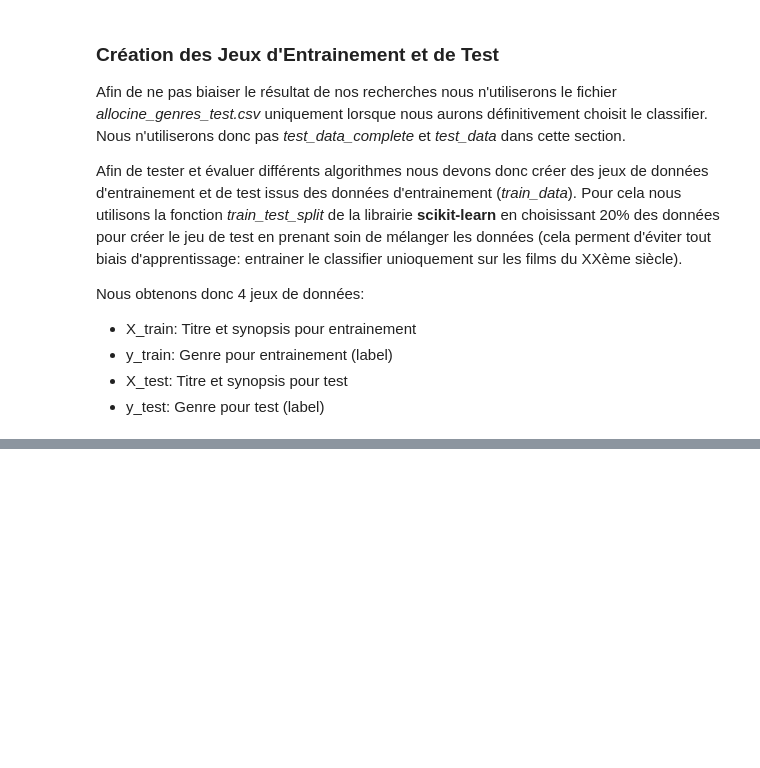
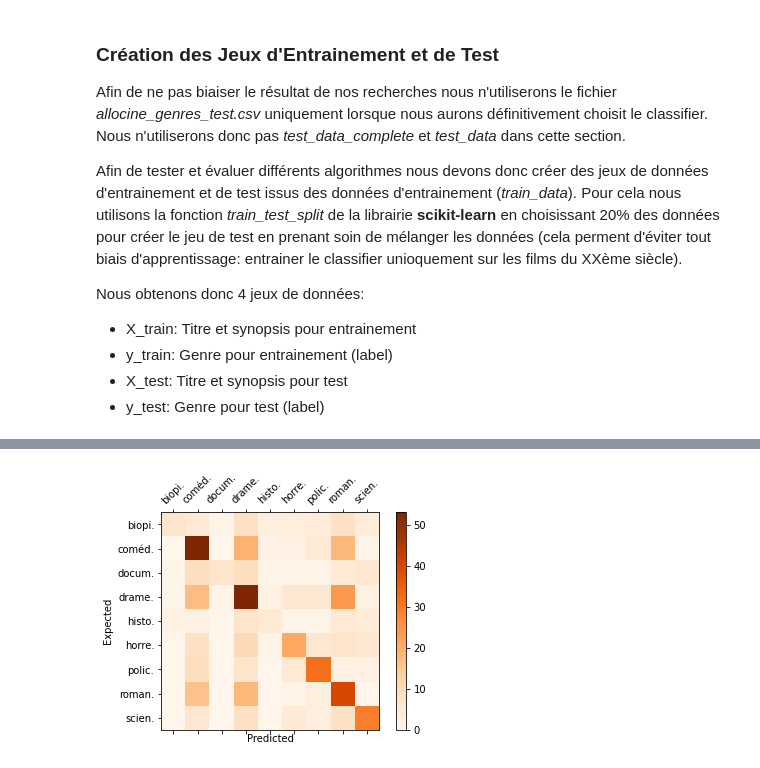
Before and after one commit to FABallemand/ProjetTAL, a Jupyter notebook: partie_1/partie_1.ipynb, the cells around one changed output, grey strips where cells are left out. Drawn from its saved outputs; the diff is of its cells as text; code cells hidden in the pictures; blank space fills up the shorter version.

```diff
--- a/partie_1/partie_1.ipynb
+++ b/partie_1/partie_1.ipynb
@@ -209,0 +222,14 @@ TP1 ->
+# %%
+from sklearn.pipeline import make_pipeline
+from sklearn.linear_model import LogisticRegression
+
+# Pipeline pré-traitement et apprentissage
+classifier_pipeline = make_pipeline(
+    # Préparation des données pour l'apprentissage
+    column_trans,
+    # Algorithme d'apprentissage
+    LogisticRegression()
+)
+# %%
+# Apprentissage avec les données d'entraînement
+classifier_pipeline.fit(X_train, y_train.to_numpy())
@@ -209,0 +254,5 @@ TP1 ->
+# %%
+from sklearn.metrics import classification_report
+
+y_pred = classifier_pipeline.predict(X_test)
+print("Classification report:\n\n{}".format(classification_report(y_test, y_pred)))
@@ -209,0 +277,12 @@ TP1 ->
+# %%
+from sklearn.metrics import confusion_matrix
+
+# Liste des labels (classes) se trouvant dans les données de test
+labels = np.unique(y_test)
+# Matrice de confusion
+cm = confusion_matrix(y_test, y_pred, labels=labels)
+# Matrice de confusion sous forme de DataFrame
+confusion_df = pd.DataFrame(cm, index=labels, columns=labels)
+print('confusion matrix\n')
+print('(row=expected, col=predicted)')
+confusion_df.head(n=15)
@@ -209,0 +303,14 @@ TP1 ->
+# %%
+fig = plt.figure()
+ax = fig.add_subplot(111)
+cax = ax.matshow(cm, interpolation='nearest', cmap=plt.cm.Oranges)
+fig.colorbar(cax)
+tick_marks = np.arange(len(labels))
+labels_for_fig = [l[0:5]+'.' for l in labels]
+plt.xticks(tick_marks, labels_for_fig, rotation=45)
+plt.yticks(tick_marks, labels_for_fig)
+plt.xlabel('Predicted')
+plt.ylabel('Expected')
+plt.show()
+# %% [output]
+[figure, added]
```
Also changed, not shown: parts of 24 cells of this notebook.
